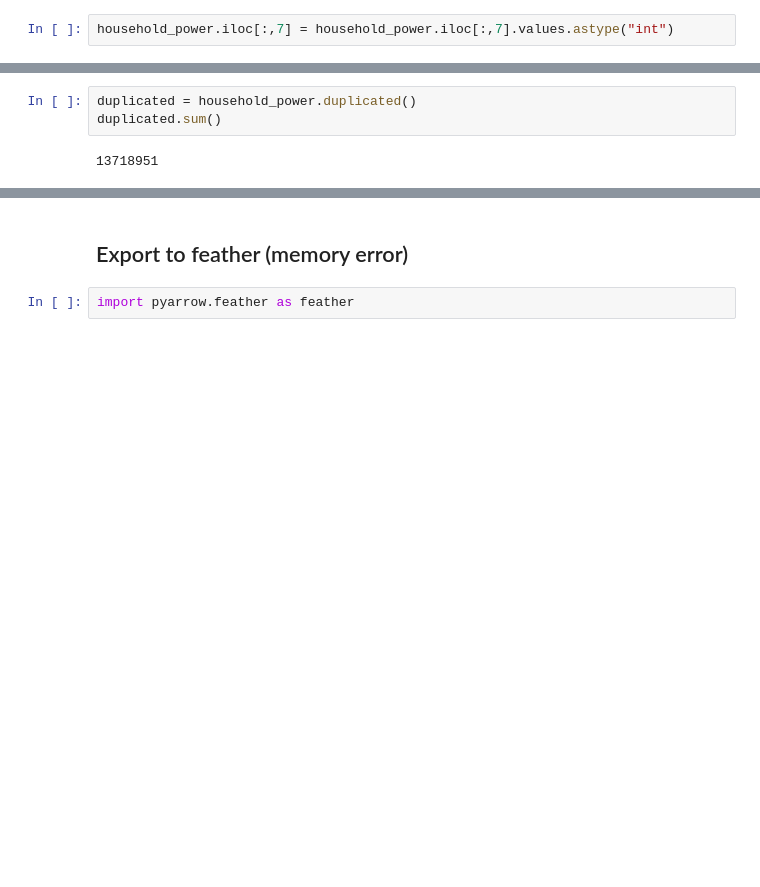
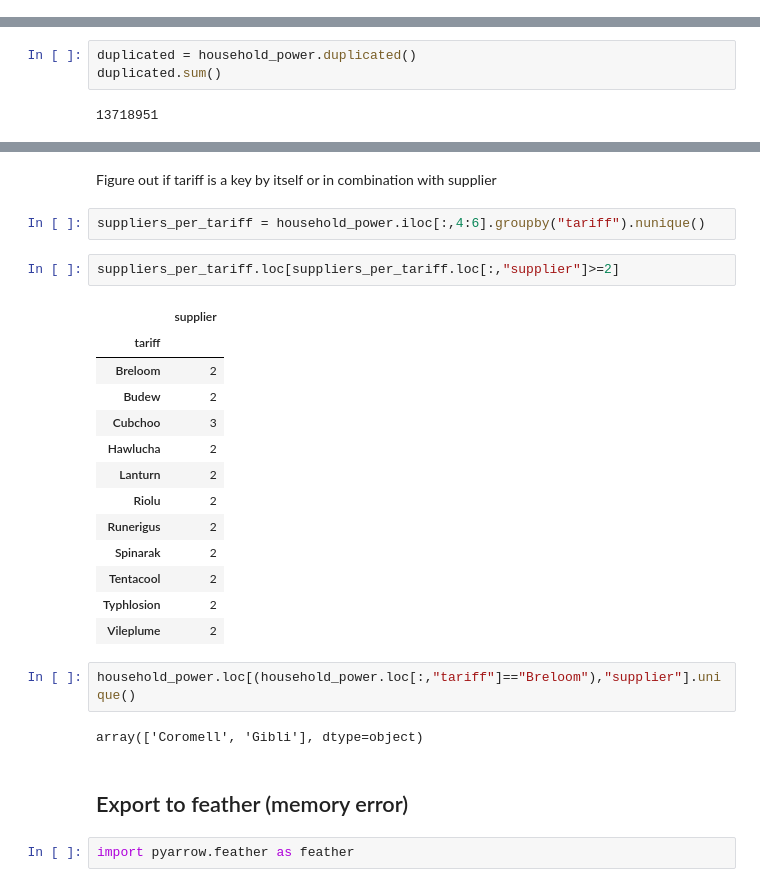
Before and after one commit to michael-fuest/DAiA-EON, a Jupyter notebook: knowmydata.ipynb, the cells around one changed output, grey strips where cells are left out. Saved outputs shown, nothing was run; the diff lists cells and outputs as text; blank space fills up the shorter version.

```diff
--- a/knowmydata.ipynb
+++ b/knowmydata.ipynb
@@ -76,5 +71,3 @@ int
-# %%
-household_power.iloc[:,7] = household_power.iloc[:,7].values.astype("int")
 # %%
 household_power.shape
 # %% [output]
@@ -91,3 +89,27 @@ NameError: name 'household_power' is not defined
+# %% [markdown]
+Figure out if tariff is a key by itself or in combination with supplier
+# %%
+suppliers_per_tariff = household_power.iloc[:,4:6].groupby("tariff").nunique()
+# %%
+suppliers_per_tariff.loc[suppliers_per_tariff.loc[:,"supplier"]>=2]
+# %% [output]
+|  | supplier |
+| tariff |  |
+| Breloom | 2 |
+| Budew | 2 |
+| Cubchoo | 3 |
+| Hawlucha | 2 |
+| Lanturn | 2 |
+| Riolu | 2 |
+| Runerigus | 2 |
+| Spinarak | 2 |
+| Tentacool | 2 |
+| Typhlosion | 2 |
+| Vileplume | 2 |
+# %%
+household_power.loc[(household_power.loc[:,"tariff"]=="Breloom"),"supplier"].unique()
+# %% [output]
+array(['Coromell', 'Gibli'], dtype=object)
 # %% [markdown]
 ## Export to feather (memory error)
 # %%
```
Also changed, not shown: parts of 15 cells of this notebook.
